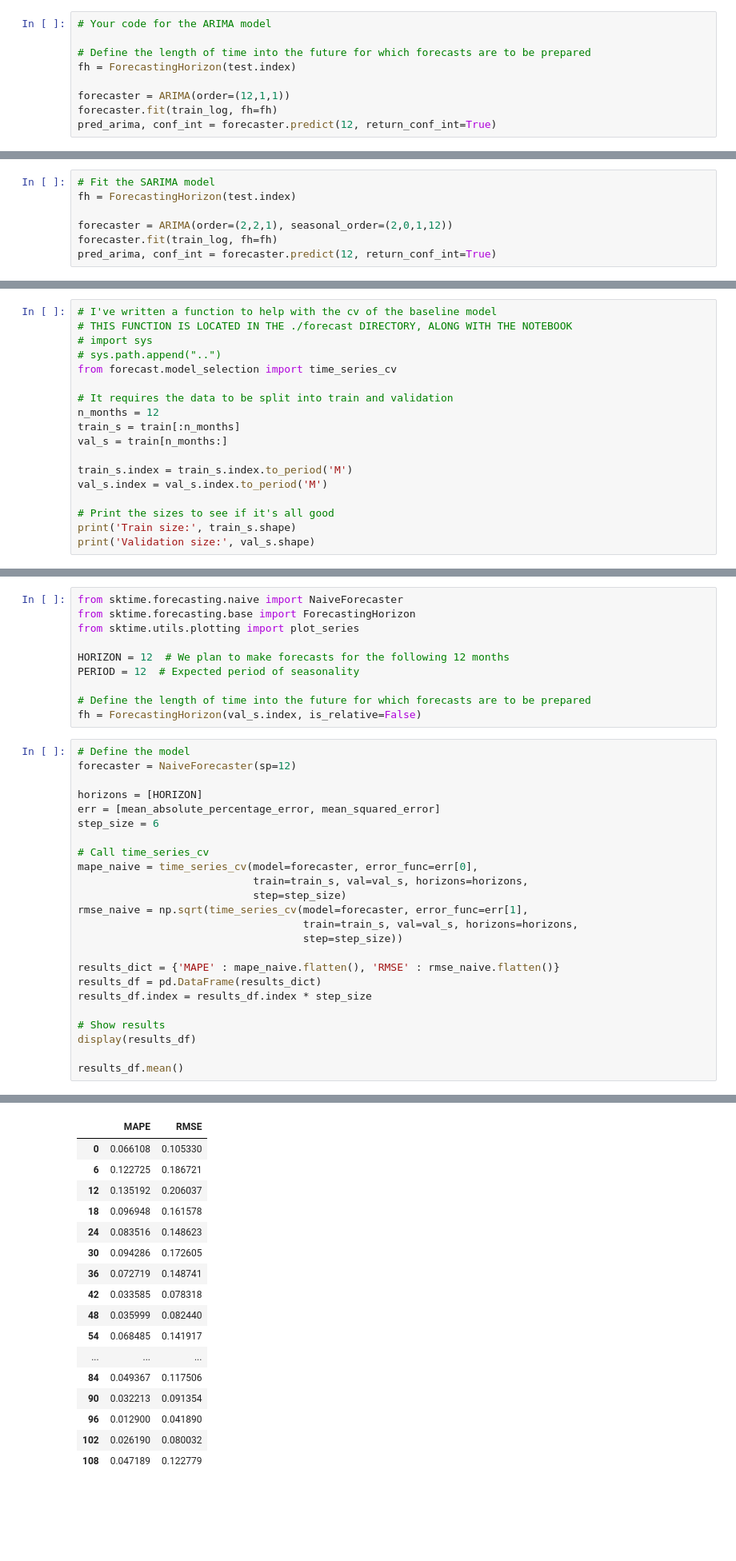
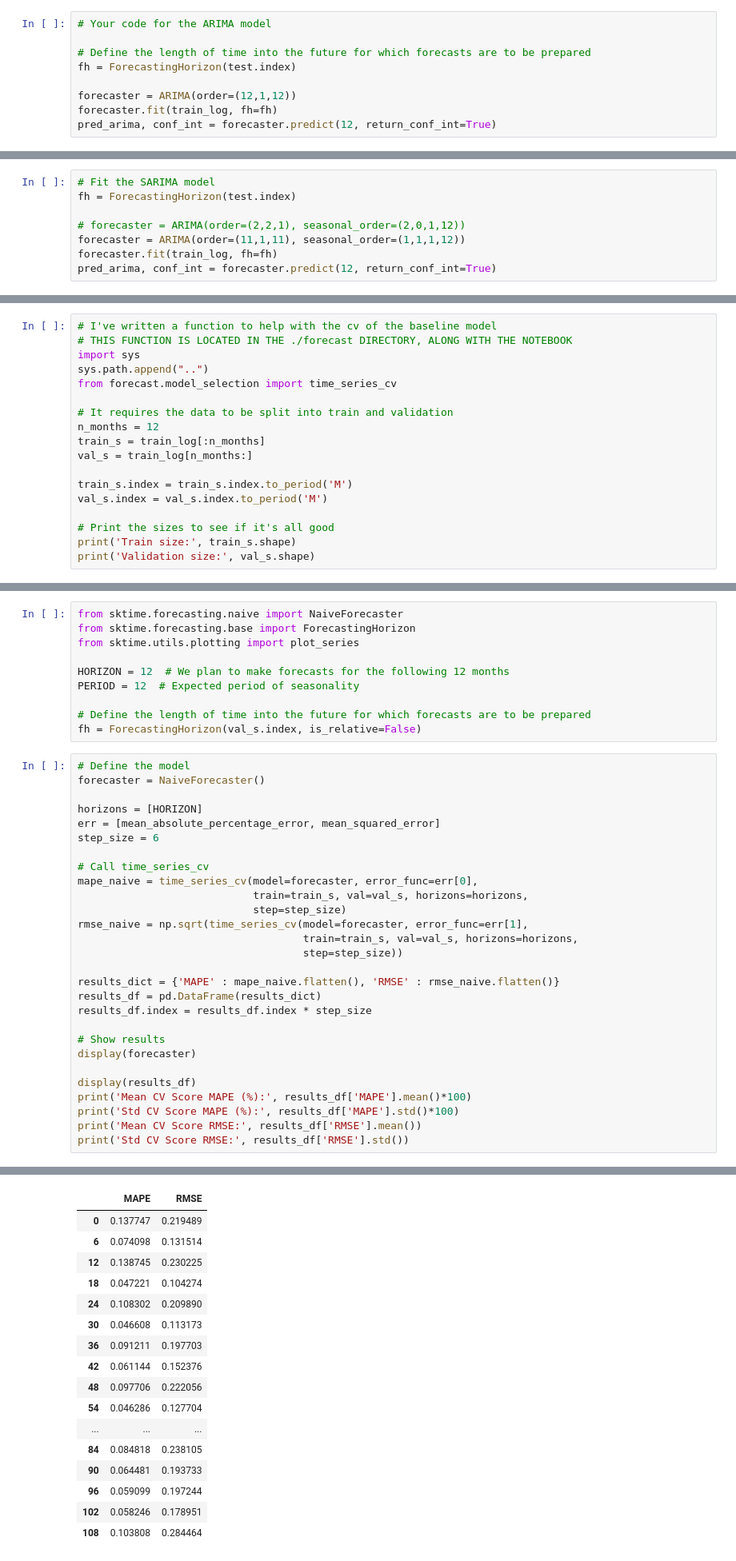
Before and after one commit to clarka34/12_machine_learning, a Jupyter notebook: ML6 - Time Series/notebooks/NB2_Time_Series_Forecasts.ipynb, the cells around one changed output, grey strips where cells are left out. Shown at 80% size. Drawn from its saved outputs; the diff is of its cells as text; blank space fills up the shorter version.

```diff
--- a/ML6 - Time Series/notebooks/NB2_Time_Series_Forecasts.ipynb
+++ b/ML6 - Time Series/notebooks/NB2_Time_Series_Forecasts.ipynb
@@ -474,7 +500,7 @@ plt.show()
 # Define the length of time into the future for which forecasts are to be prepared
 fh = ForecastingHorizon(test.index)
 
-forecaster = ARIMA(order=(12,1,1))
+forecaster = ARIMA(order=(12,1,12))
 forecaster.fit(train_log, fh=fh)
 pred_arima, conf_int = forecaster.predict(12, return_conf_int=True)
 # %% [markdown]
@@ -842,7 +872,8 @@ plt.show()
 # Fit the SARIMA model
 fh = ForecastingHorizon(test.index)
 
-forecaster = ARIMA(order=(2,2,1), seasonal_order=(2,0,1,12))
+# forecaster = ARIMA(order=(2,2,1), seasonal_order=(2,0,1,12))
+forecaster = ARIMA(order=(11,1,11), seasonal_order=(1,1,1,12))
 forecaster.fit(train_log, fh=fh)
 pred_arima, conf_int = forecaster.predict(12, return_conf_int=True)
 # %%
@@ -959,14 +1002,14 @@ In the classicial time series literature, time series cross validation is called
 # %%
 # I've written a function to help with the cv of the baseline model
 # THIS FUNCTION IS LOCATED IN THE ./forecast DIRECTORY, ALONG WITH THE NOTEBOOK
-# import sys
-# sys.path.append("..")
+import sys
+sys.path.append("..")
 from forecast.model_selection import time_series_cv
 
 # It requires the data to be split into train and validation
 n_months = 12
-train_s = train[:n_months]
-val_s = train[n_months:]
+train_s = train_log[:n_months]
+val_s = train_log[n_months:]
 
 train_s.index = train_s.index.to_period('M')
 val_s.index = val_s.index.to_period('M')
@@ -994,7 +1037,7 @@ PERIOD = 12  # Expected period of seasonality
 fh = ForecastingHorizon(val_s.index, is_relative=False)
 # %%
 # Define the model
-forecaster = NaiveForecaster(sp=12)
+forecaster = NaiveForecaster()
 
 horizons = [HORIZON]
 err = [mean_absolute_percentage_error, mean_squared_error]
@@ -1013,7 +1056,11 @@ results_df = pd.DataFrame(results_dict)
 results_df.index = results_df.index * step_size
 
 # Show results
+display(forecaster)
+
 display(results_df)
-
-results_df.mean()
+print('Mean CV Score MAPE (%):', results_df['MAPE'].mean()*100)
+print('Std CV Score MAPE (%):', results_df['MAPE'].std()*100)
+print('Mean CV Score RMSE:', results_df['RMSE'].mean())
+print('Std CV Score RMSE:', results_df['RMSE'].std())
 # %% [output]
@@ -1020,17 +1068,17 @@ results_df.mean()
 |  | MAPE | RMSE |
-| 0 | 0.066108 | 0.105330 |
-| 6 | 0.122725 | 0.186721 |
-| 12 | 0.135192 | 0.206037 |
-| 18 | 0.096948 | 0.161578 |
-| 24 | 0.083516 | 0.148623 |
-| 30 | 0.094286 | 0.172605 |
-| 36 | 0.072719 | 0.148741 |
-| 42 | 0.033585 | 0.078318 |
-| 48 | 0.035999 | 0.082440 |
-| 54 | 0.068485 | 0.141917 |
+| 0 | 0.137747 | 0.219489 |
+| 6 | 0.074098 | 0.131514 |
+| 12 | 0.138745 | 0.230225 |
+| 18 | 0.047221 | 0.104274 |
+| 24 | 0.108302 | 0.209890 |
+| 30 | 0.046608 | 0.113173 |
+| 36 | 0.091211 | 0.197703 |
+| 42 | 0.061144 | 0.152376 |
+| 48 | 0.097706 | 0.222056 |
+| 54 | 0.046286 | 0.127704 |
 | ... | ... | ... |
-| 84 | 0.049367 | 0.117506 |
-| 90 | 0.032213 | 0.091354 |
-| 96 | 0.012900 | 0.041890 |
-| 102 | 0.026190 | 0.080032 |
-| 108 | 0.047189 | 0.122779 |
+| 84 | 0.084818 | 0.238105 |
+| 90 | 0.064481 | 0.193733 |
+| 96 | 0.059099 | 0.197244 |
+| 102 | 0.058246 | 0.178951 |
+| 108 | 0.103808 | 0.284464 |
```
Also changed, not shown: parts of 33 cells of this notebook.
